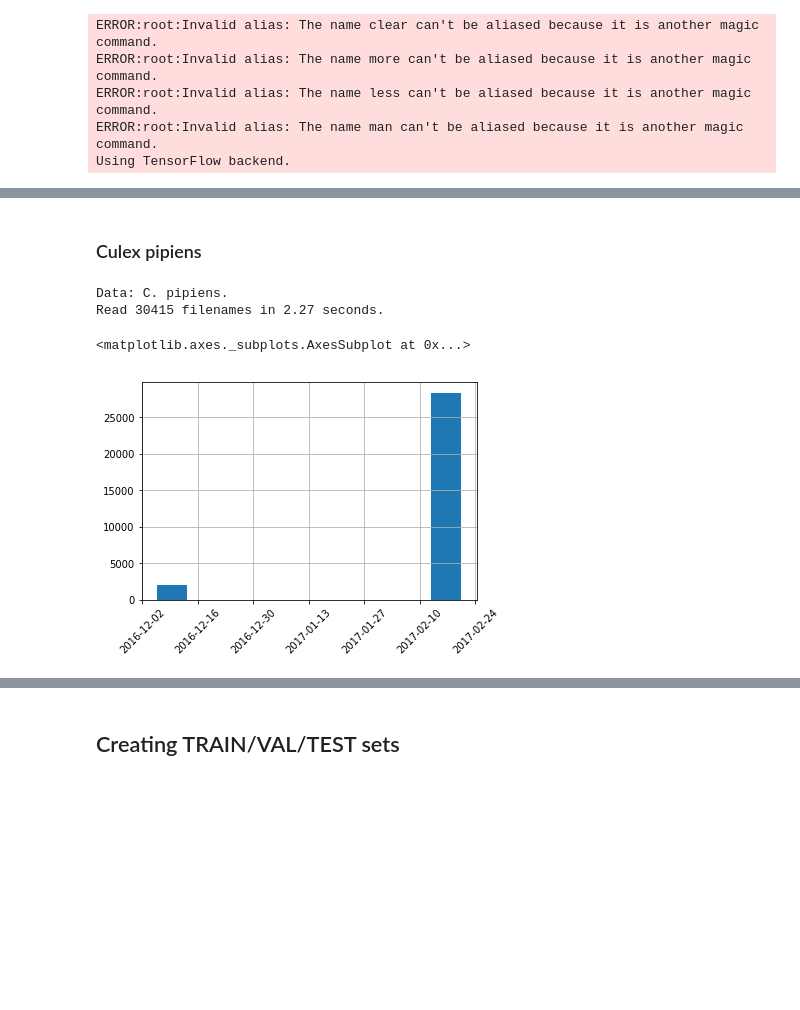
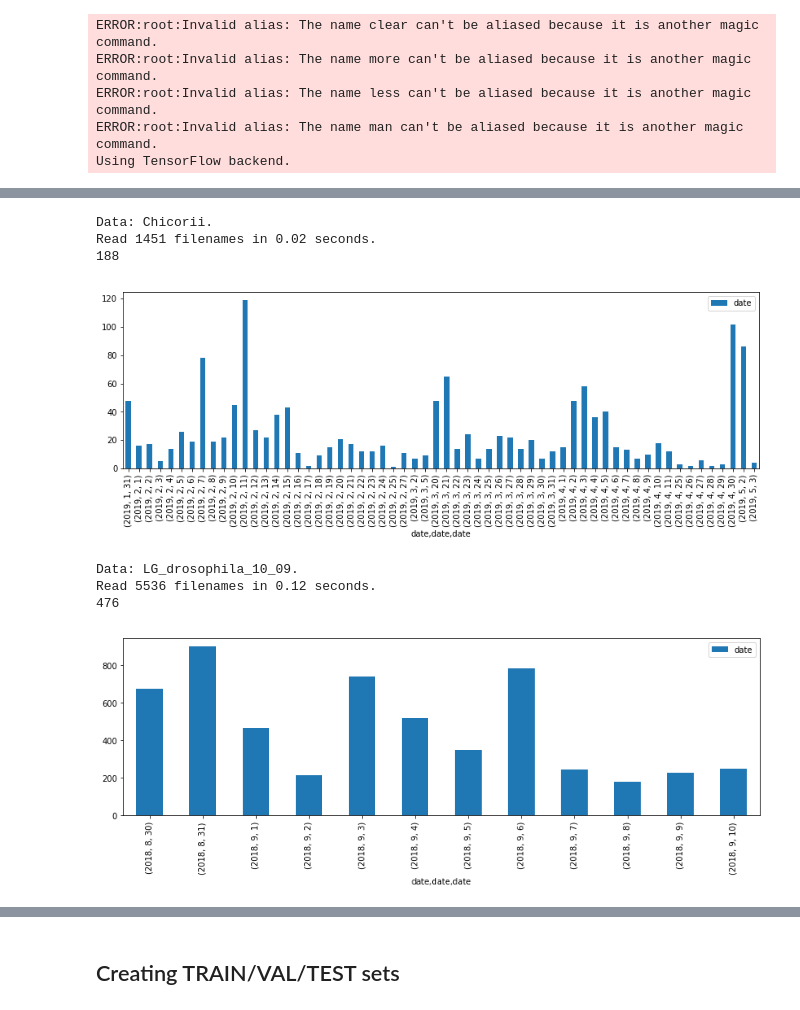
Before and after one commit to kalfasyan/wingbeat_frequencies, a Jupyter notebook: Improved_validation_flies.ipynb, the cells around one changed output, grey strips where cells are left out. Saved outputs shown, nothing was run; the diff lists cells and outputs as text; code cells hidden in the pictures; blank space fills up the shorter version.

```diff
--- a/Improved_validation_flies.ipynb
+++ b/Improved_validation_flies.ipynb
@@ -90,3 +12,0 @@ data4.df_features.date.hist(xrot=45)
-# %%
-sub = data4.df_features
-inds_4 = sub[sub.date < '2017-01-11'].index
@@ -103,9 +12,0 @@ Read 74599 filenames in 2.16 seconds.
-# %%
-sub = data5.df_features
-# inds_5 = sub[sub.date < '2016-12-20'].index
-print(data5.df_features.query('date_day == 20').shape)
-inds_5 = data5.df_features.query('date_day == 20').sample(2500).index
-index_drop = data5.filenames[ (~data5.filenames.index.isin(inds_5))  & (data5.df_features.date_day == 20) ].index
-
-data5.filenames.drop(index=index_drop, inplace=True)
-data5.y.drop(index=index_drop, inplace=True)
@@ -120,18 +13,32 @@ data5.df_features.date.hist(xrot=45)
-# %% [markdown]
-### Culex pipiens
-# %%
-data6 = Dataset('Wingbeats')
-data6.read('C. pipiens', loadmat=False)
-
-data6.get_sensor_features(temp_humd=False)
-# %% [output]
-Data: C. pipiens.
-Read 30415 filenames in 2.27 seconds.
-# %%
-data6.df_features.date.hist(xrot=45)
-# %% [output]
-<matplotlib.axes._subplots.AxesSubplot at 0x...>
-[figure, removed]
-# %%
-sub = data6.df_features
-inds_6 = sub[sub.date < '2017-01-01'].index
+# %%
+def test_inds(dataset, dates=[], plot=True):
+    import datetime
+    if len(dates):
+        dataset.get_sensor_features();
+        df = pd.DataFrame(dataset.df_features['date'], columns=['date'])
+        if plot:
+            df.groupby([df["date"].dt.year, df["date"].dt.month, df['date'].dt.day]).count().plot(kind="bar", figsize=(14,4))
+        lst = []
+        for dt, sub in df.groupby([df["date"].dt.year, df["date"].dt.month, df['date'].dt.day]):
+            if dt in dates:
+                lst = lst + sub.index.tolist()
+    print(len(lst))
+    return np.array(lst)
+# %%
+data1 = Dataset('Leafminers')
+data1.read(data=data1.target_classes[0], loadmat=False)
+inds_1 = test_inds(data1, dates=[(2019,4,30), (2019,5,2)], plot=True);
+# %% [output]
+Data: Chicorii.
+Read 1451 filenames in 0.02 seconds.
+188
+[figure, added]
+# %%
+data2 = Dataset('LG')
+data2.read(data=data2.target_classes[0], loadmat=False)
+inds_2 = test_inds(data2, dates=[(2018,9,9), (2018,9,10)], plot=True);
+# %% [output]
+Data: LG_drosophila_10_09.
+Read 5536 filenames in 0.12 seconds.
+476
+[figure, added]
```
Also changed, not shown: parts of 28 cells of this notebook, 3 other files.
